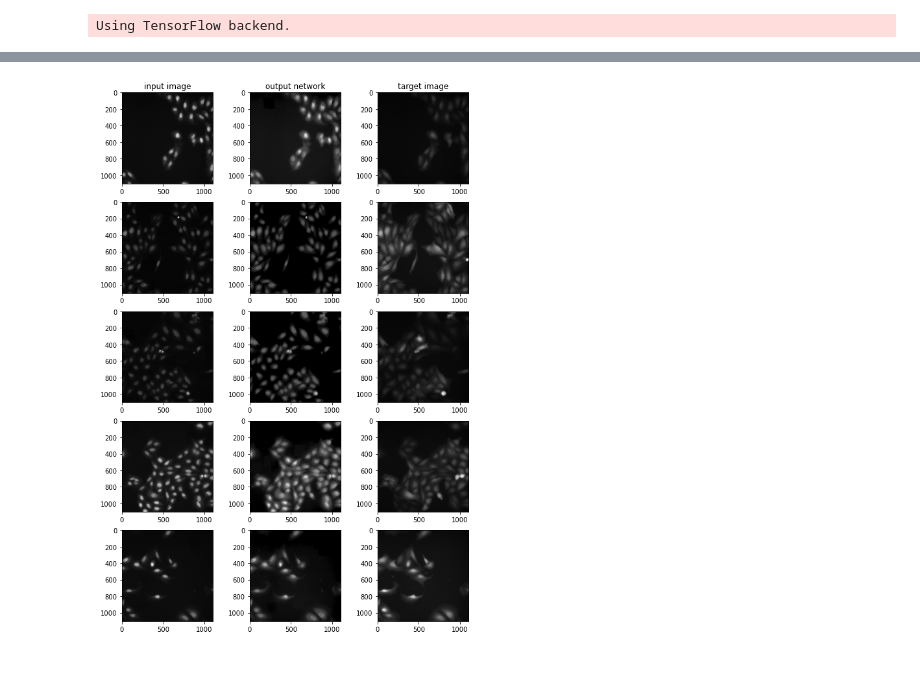
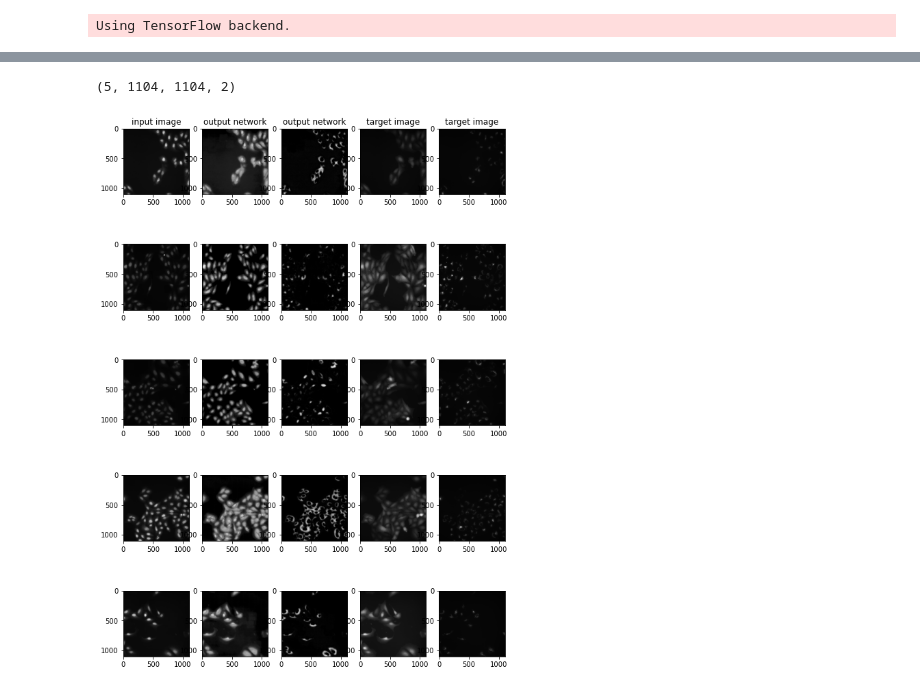
Before and after one commit to Aitslab/virtualstain, a Jupyter notebook: TeresaScheidt/src/Initial_model.ipynb, the cells around one changed output, grey strips where cells are left out. Saved outputs shown, nothing was run; the diff lists cells and outputs as text; code cells hidden in the pictures.

Commit message:
Update Initial_model.ipynb
Trains 2-channel output models now
Changes in corresponding functions in training_functions.py
and preprocessing_functions.py

```diff
--- a/TeresaScheidt/src/Initial_model.ipynb
+++ b/TeresaScheidt/src/Initial_model.ipynb
@@ -20,3 +37,10 @@ Y_stack= pre.stack_images(images)
+# %%
+# load all images
+images = glob.glob(r"C:\Users\tsche\Desktop\Master\2. Semester\Project Staining\16bitImages\*d0.png") # define imagefolder
+X_stack = pre.stack_images(images, num_channels = 1)
+images2 = glob.glob(r"C:\Users\tsche\Desktop\Master\2. Semester\Project Staining\16bitImages\*.png")
+images =  [x for x in images2 if x not in images] #images2.remove(images)# define imagefolder
+Y_stack= pre.stack_images(images, num_channels = 2)
 # %%
 # normalize images
 (x_norm, mean, std) = pre.norm_batch(X_stack)
@@ -65,11 +90,11 @@ plt.show()
 # %%
 out = []
-model = keras.models.load_model('mdl_16bit_d1')
+model = keras.models.load_model('mdl_d1d2')
 for n in range(5):
     image = X_val[n]
 
-    output = pred.predict(model, image, 128, 128, num_outputs=1)
-    output_norm = pre.unnormalize(output, mean, std)
-    out.append(output_norm)
+    output = pred.predict(model, image, 128, 128, num_outputs=2)
+    #output_norm = pre.unnormalize(output, mean, std)
+    out.append(output)
 out = np.stack(out, axis = 0)
 # %% [output]
@@ -86,22 +111,39 @@ Lossy conversion from float64 to uint8. Range [3672.9609963528287, 45247.2051058
+# %%
+out.shape
+# %% [output]
+(5, 1104, 1104, 2)
 # %%
 plt.figure(figsize=(10,15))
 
 for p in range(5):
-    plt.subplot(5,3,1+3*p)
+    plt.subplot(5,5,1+5*p)
     plt.imshow(X_val[p], cmap='gray')
     if p == 0:
         plt.title('input image')
 
-    plt.subplot(5,3,2+3*p)
-    plt.imshow(out[p], cmap='gray')
+    plt.subplot(5,5,2+5*p)
+    plt.imshow(out[p,:,:,0], cmap='gray')
     if p == 0:
         plt.title('output network')
 
-    plt.subplot(5,3,3+3*p)
-    plt.imshow(Y_val[p], cmap='gray')
+    plt.subplot(5,5,3+5*p)
+    plt.imshow(out[p,:,:,1], cmap='gray')
+    if p == 0:
+        plt.title('output network')
+
+    plt.subplot(5,5,4+5*p)
+    plt.imshow(Y_val[p,:,:,0], cmap='gray')
     if p == 0:
         plt.title('target image')
 
+
+    plt.subplot(5,5,5+5*p)
+    plt.imshow(Y_val[p,:,:,1], cmap='gray')
+    if p == 0:
+        plt.title('target image')
+
+
+
 plt.show()
 # %% [output]
-[figure, old version]
+[figure, new version]
```
Also changed, not shown: parts of 11 cells of this notebook, 3 other files.
